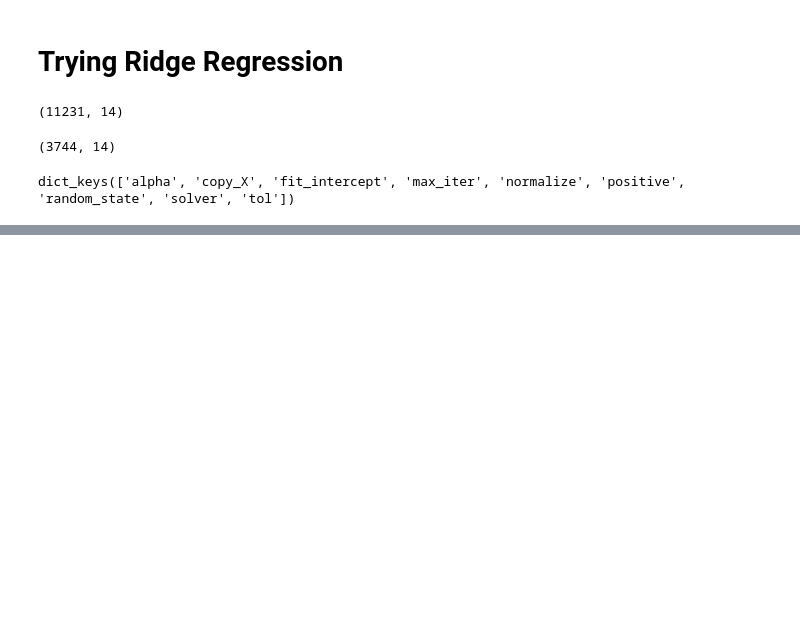
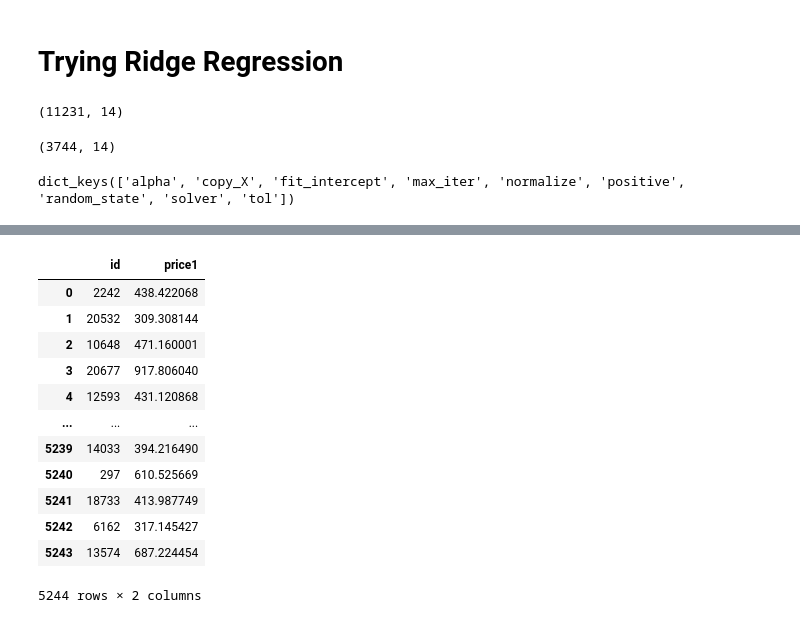
Before and after one commit to HridayAg0102/Summer-Analytics-2022, a Jupyter notebook: Final Hackathon/Final_Hackathon_notebook.ipynb, the cells around one changed output, grey strips where cells are left out. Cells and saved outputs as stored; diff of their text form; code cells hidden in the pictures; blank space fills up the shorter version.

```diff
--- a/Final Hackathon/Final_Hackathon_notebook.ipynb
+++ b/Final Hackathon/Final_Hackathon_notebook.ipynb
@@ -649,0 +673,7 @@ submission.to_csv('submission.csv', index = False)
+# %%
+svm = SVR()
+
+params_svr = {
+#     'kernel' : ['linear', 'poly', 'rbf', 'sigmoid', 'precomputed']
+    'C': [10000,20000,9000]
+}
@@ -649,0 +704,23 @@ submission.to_csv('submission.csv', index = False)
+# %%
+preds_svm = svm.predict(df_test)
+# %%
+submission_svm = pd.DataFrame({
+    'id': id_col_test,
+    'price1': preds_svm
+})
+
+submission_svm
+# %% [output]
+|  | id | price1 |
+| 0 | 2242 | 438.422068 |
+| 1 | 20532 | 309.308144 |
+| 2 | 10648 | 471.160001 |
+| 3 | 20677 | 917.806040 |
+| 4 | 12593 | 431.120868 |
+| ... | ... | ... |
+| 5239 | 14033 | 394.216490 |
+| 5240 | 297 | 610.525669 |
+| 5241 | 18733 | 413.987749 |
+| 5242 | 6162 | 317.145427 |
+| 5243 | 13574 | 687.224454 |
+5244 rows × 2 columns
```
Also changed, not shown: parts of 17 cells of this notebook, 49 other files.
